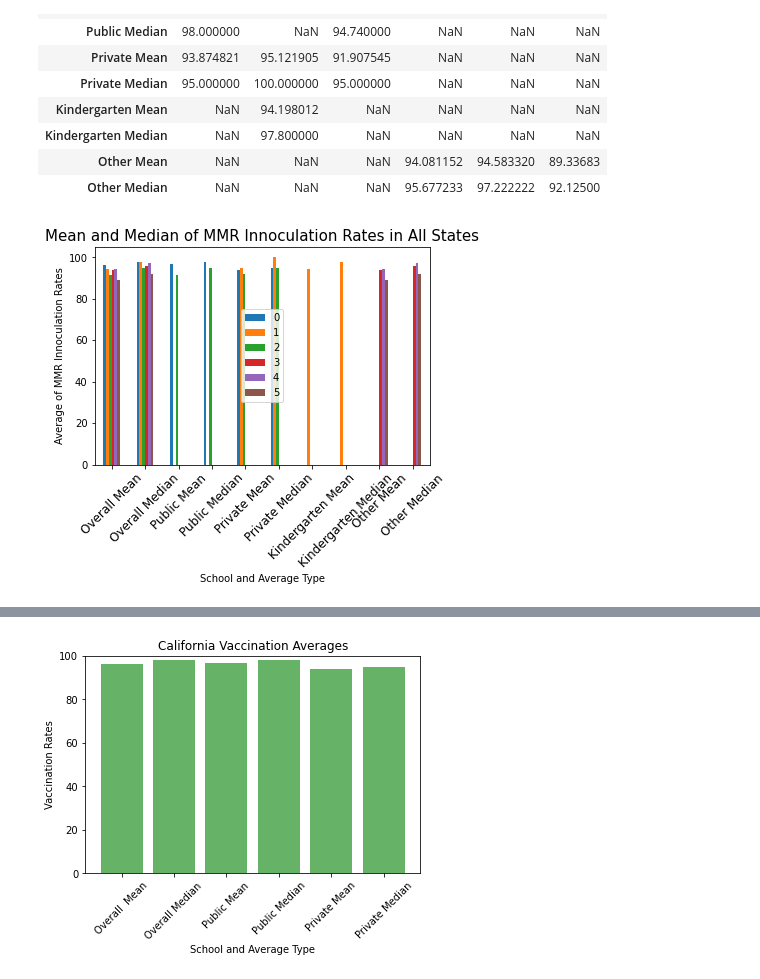
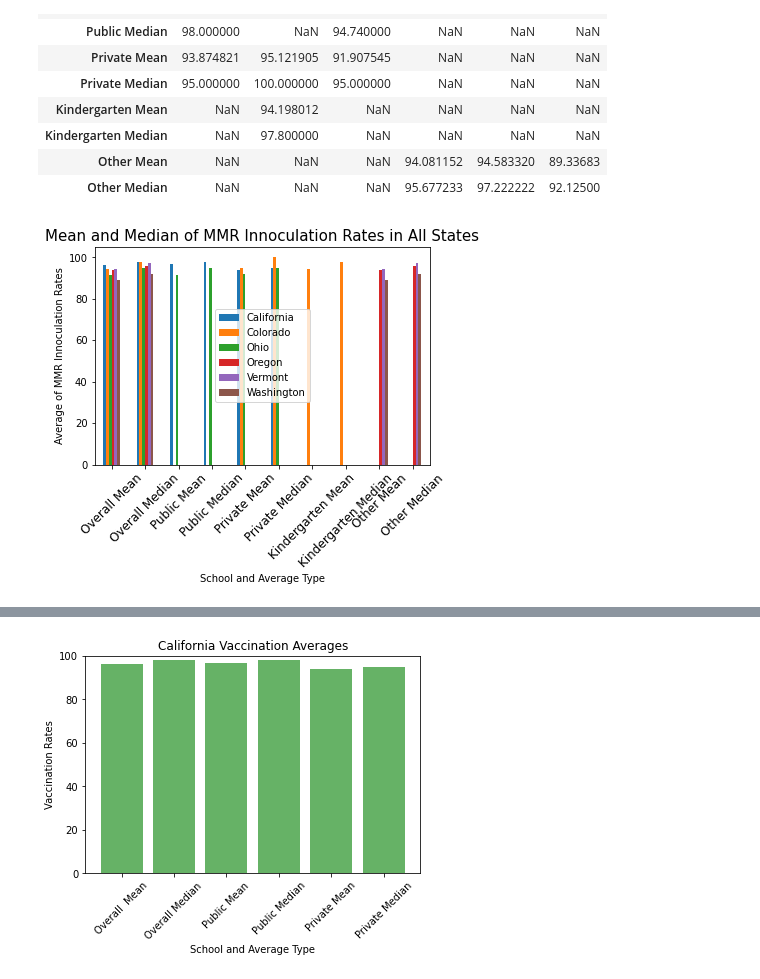
Before and after one commit to mel-c-lowe/UMN_Bootcamp_Project_One, a Jupyter notebook: MMR Vaccinations Trends.ipynb, the cells around one changed output, grey strips where cells are left out. Saved outputs shown, nothing was run; the diff lists cells and outputs as text; code cells hidden in the pictures.

```diff
--- a/MMR Vaccinations Trends.ipynb
+++ b/MMR Vaccinations Trends.ipynb
@@ -385,22 +385,29 @@ avg_by_type
 | Other Mean | NaN | NaN | NaN | 94.081152 | 94.583320 | 89.33683 |
 | Other Median | NaN | NaN | NaN | 95.677233 | 97.222222 | 92.12500 |
 # %%
+# Chart of Mean and Medians grouped together
+
 avg_by_type
 type_labels = avg_by_type.index
 type_group_fig = avg_by_type.plot.bar(rot=45)
 x_axis = np.arange(len(type_labels))
 plt.ylabel("Average of MMR Innoculation Rates")
 plt.xlabel("School and Average Type")
 plt.title("Mean and Median of MMR Innoculation Rates in All States", fontsize=15)
 legend_text=plt.legend(loc="center")
-# legend_text.get_texts()[0].set_text("California")
-# legend_text.get_texts()[1].set_text("Ohio")
+legend_text.get_texts()[0].set_text("California")
+legend_text.get_texts()[1].set_text("Colorado")
+legend_text.get_texts()[2].set_text("Ohio")
+legend_text.get_texts()[3].set_text("Oregon")
+legend_text.get_texts()[4].set_text("Vermont")
+legend_text.get_texts()[5].set_text("Washington")
+
 # Legend text issues resolved with help from Stack Overflor
 # https://stackoverflow.com/questions/23037548/change-main-plot-legend-label-text
 
 tick_locations = [value for value in x_axis]
 plt.xticks(tick_locations, type_labels, rotation="45", fontsize=12)
 
 plt.show()
 # %% [output]
-[figure, old version]
+[figure, new version]
```
Also changed, not shown: parts of 3 cells of this notebook.
